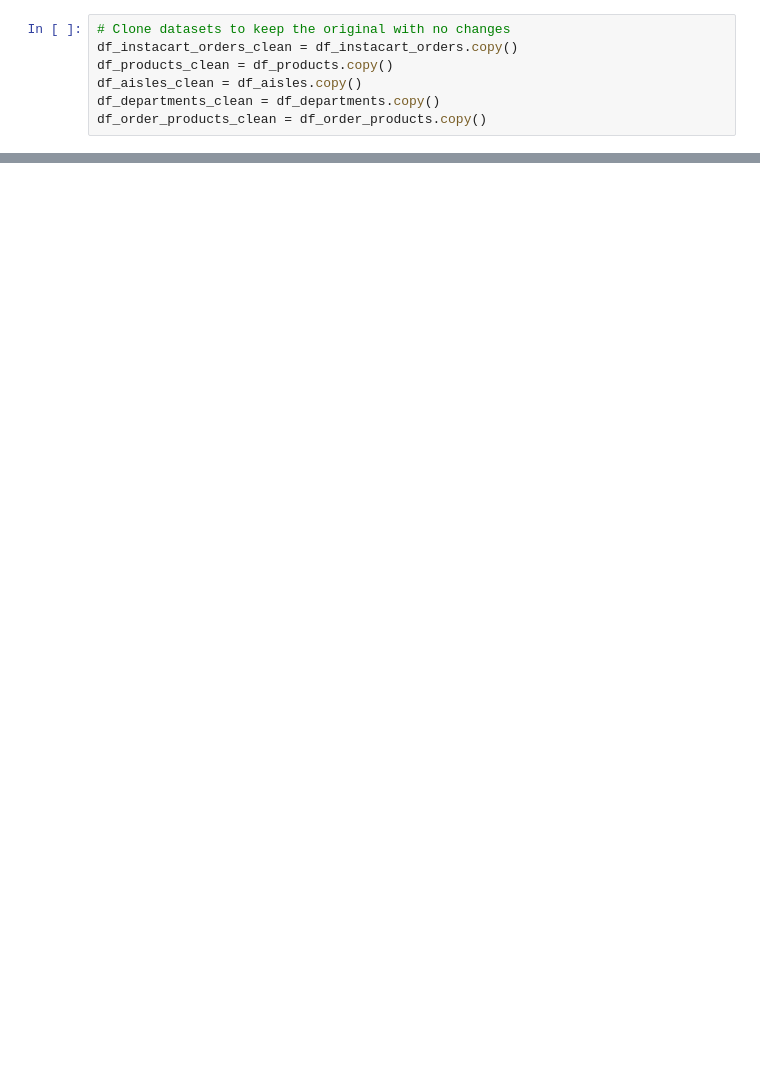
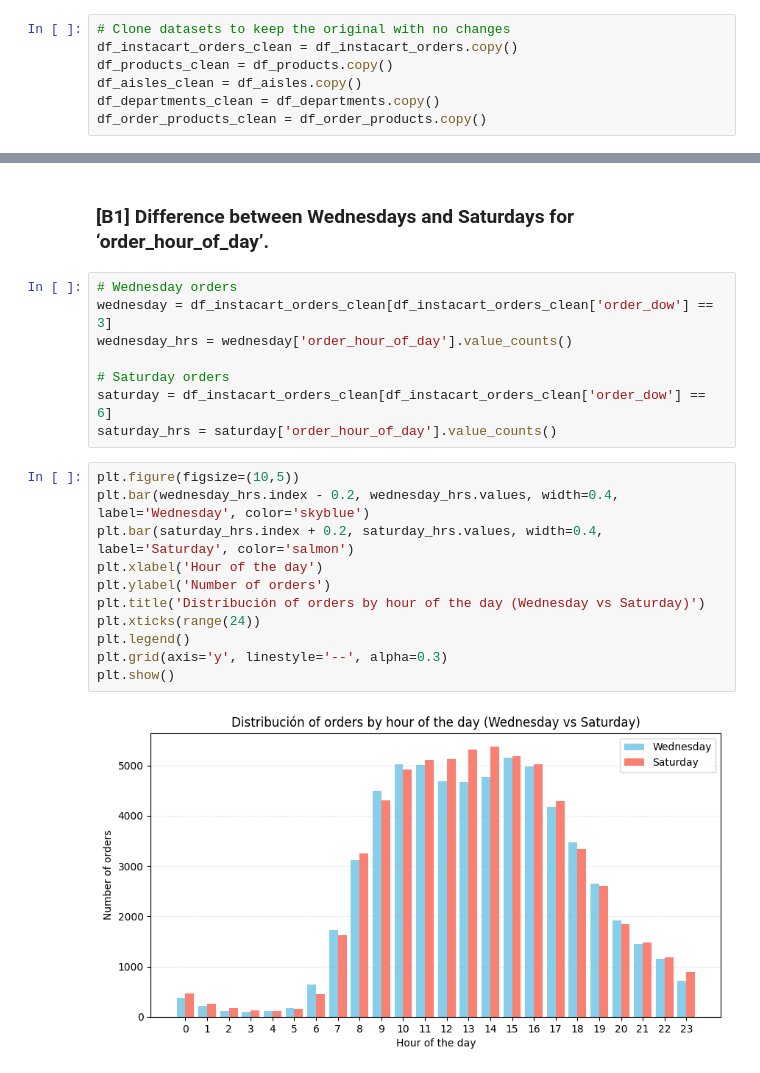
Before and after one commit to alangudi417/online-groceries-customer-behavior, a Jupyter notebook: notebooks/online_groceries.ipynb, the cells around one changed output, grey strips where cells are left out. Saved outputs shown, nothing was run; the diff lists cells and outputs as text; blank space fills up the shorter version.

```diff
--- a/notebooks/online_groceries.ipynb
+++ b/notebooks/online_groceries.ipynb
@@ -130,0 +585,23 @@ print('number of duplicate values in column "order_id": ', df_instacart_orders['
+# %% [markdown]
+### [B1] Difference between Wednesdays and Saturdays for ‘order_hour_of_day’.
+# %%
+# Wednesday orders
+wednesday = df_instacart_orders_clean[df_instacart_orders_clean['order_dow'] == 3]
+wednesday_hrs = wednesday['order_hour_of_day'].value_counts()
+
+# Saturday orders
+saturday = df_instacart_orders_clean[df_instacart_orders_clean['order_dow'] == 6]
+saturday_hrs = saturday['order_hour_of_day'].value_counts()
+# %%
+plt.figure(figsize=(10,5))
+plt.bar(wednesday_hrs.index - 0.2, wednesday_hrs.values, width=0.4, label='Wednesday', color='skyblue')
+plt.bar(saturday_hrs.index + 0.2, saturday_hrs.values, width=0.4, label='Saturday', color='salmon')
+plt.xlabel('Hour of the day')
+plt.ylabel('Number of orders')
+plt.title('Distribución of orders by hour of the day (Wednesday vs Saturday)')
+plt.xticks(range(24))
+plt.legend()
+plt.grid(axis='y', linestyle='--', alpha=0.3)
+plt.show()
+# %% [output]
+[figure, added]
```
Also changed, not shown: parts of 95 cells of this notebook, 1 other file.
